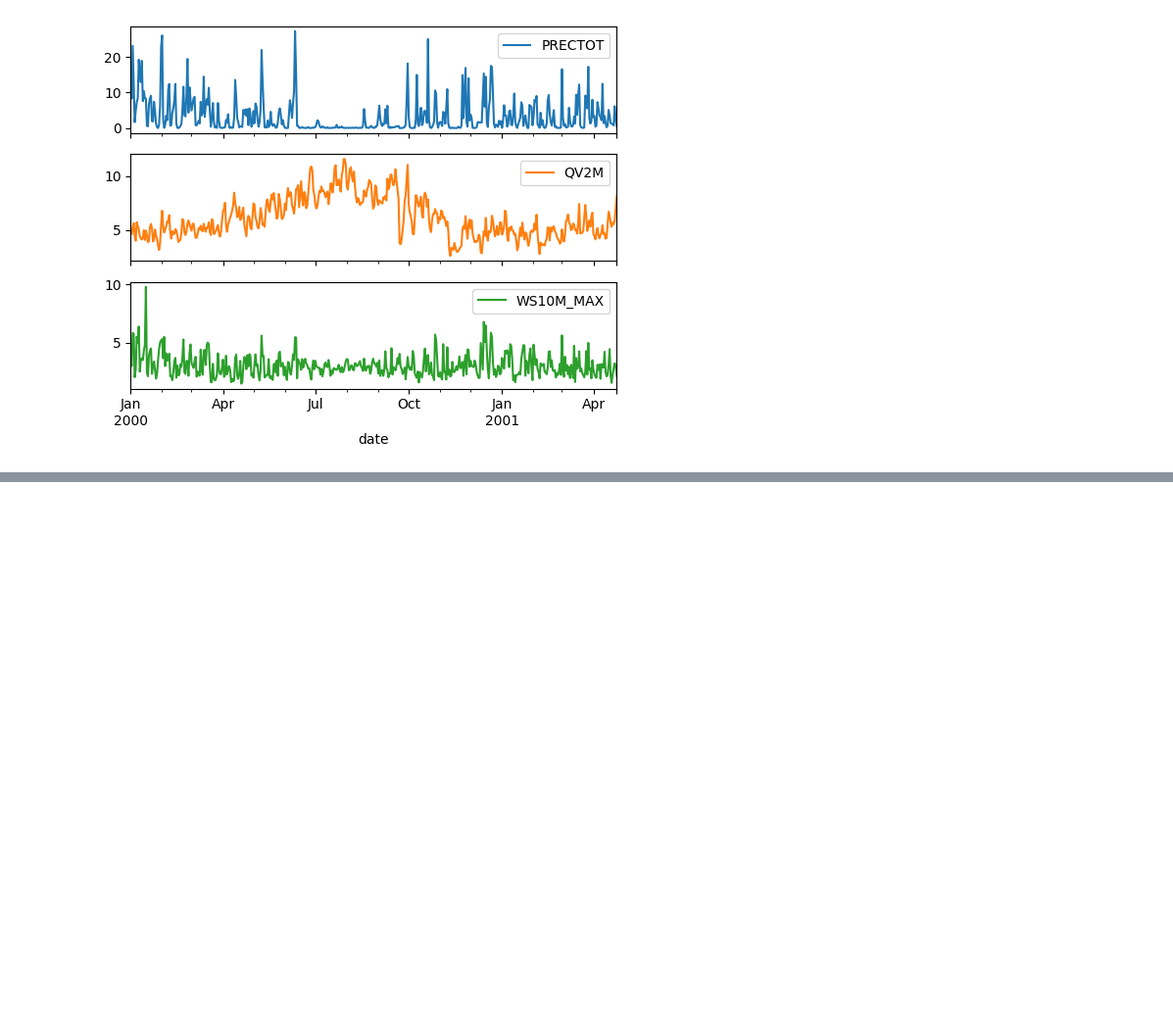
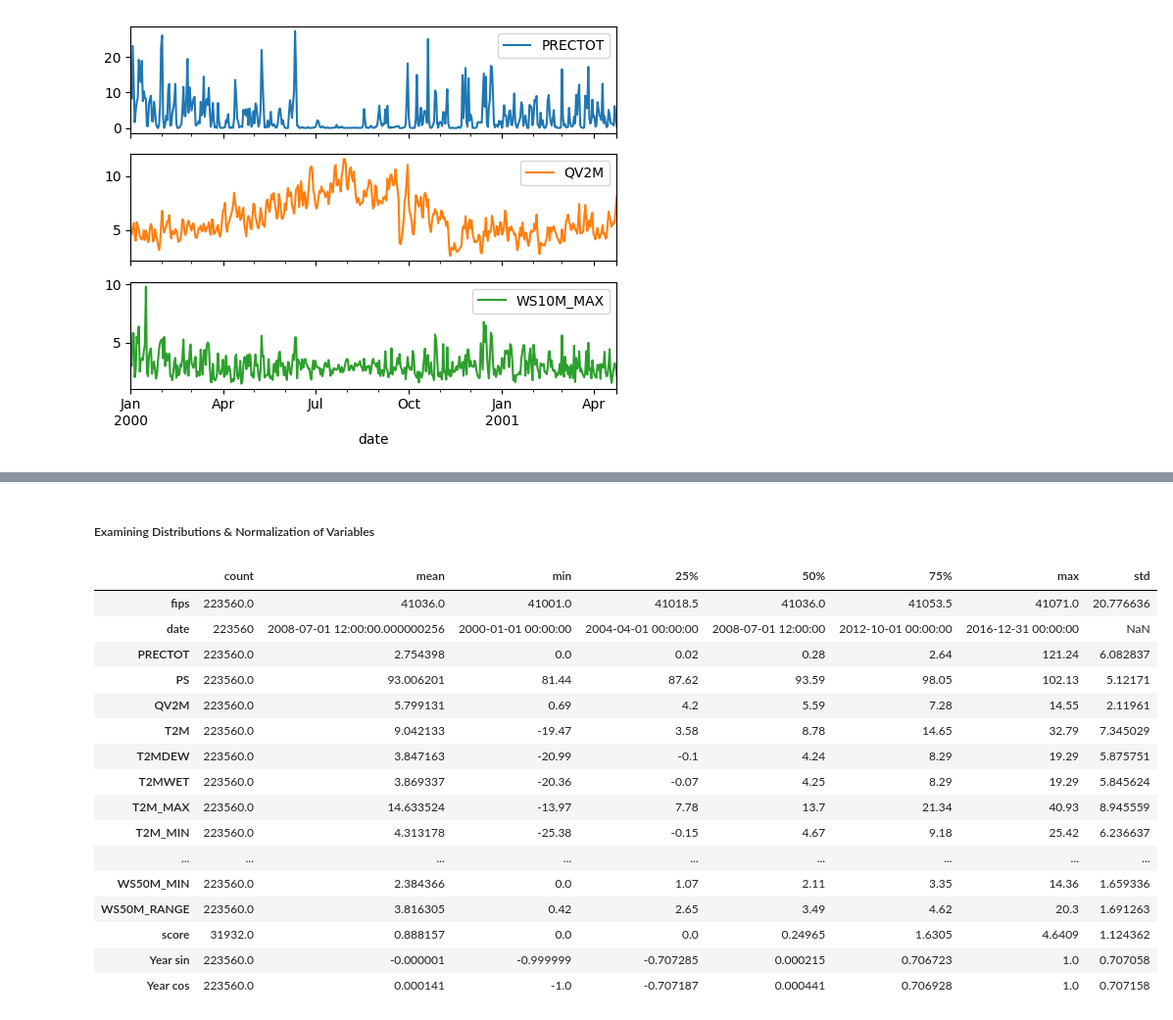
Before and after one commit to carseys/drought-predicting, a Jupyter notebook: data_exploration.ipynb, the cells around one changed output, grey strips where cells are left out. Shown at 98% size. Saved outputs shown, nothing was run; the diff lists cells and outputs as text; code cells hidden in the pictures; blank space fills up the shorter version.

```diff
--- a/data_exploration.ipynb
+++ b/data_exploration.ipynb
@@ -75,0 +120,22 @@ _ = plot_features.plot(subplots=True)
+# %% [markdown]
+##### Examining Distributions & Normalization of Variables
+# %%
+train_copy.describe().transpose()
+# %% [output]
+|  | count | mean | min | 25% | 50% | 75% | max | std |
+| fips | 223560.0 | 41036.0 | 41001.0 | 41018.5 | 41036.0 | 41053.5 | 41071.0 | 20.776636 |
+| date | 223560 | 2008-07-01 12:00:00.000000256 | 2000-01-01 00:00:00 | 2004-04-01 00:00:00 | 2008-07-01 12:00:00 | 2012-10-01 00:00:00 | 2016-12-31 00:00:00 | NaN |
+| PRECTOT | 223560.0 | 2.754398 | 0.0 | 0.02 | 0.28 | 2.64 | 121.24 | 6.082837 |
+| PS | 223560.0 | 93.006201 | 81.44 | 87.62 | 93.59 | 98.05 | 102.13 | 5.12171 |
+| QV2M | 223560.0 | 5.799131 | 0.69 | 4.2 | 5.59 | 7.28 | 14.55 | 2.11961 |
+| T2M | 223560.0 | 9.042133 | -19.47 | 3.58 | 8.78 | 14.65 | 32.79 | 7.345029 |
+| T2MDEW | 223560.0 | 3.847163 | -20.99 | -0.1 | 4.24 | 8.29 | 19.29 | 5.875751 |
+| T2MWET | 223560.0 | 3.869337 | -20.36 | -0.07 | 4.25 | 8.29 | 19.29 | 5.845624 |
+| T2M_MAX | 223560.0 | 14.633524 | -13.97 | 7.78 | 13.7 | 21.34 | 40.93 | 8.945559 |
+| T2M_MIN | 223560.0 | 4.313178 | -25.38 | -0.15 | 4.67 | 9.18 | 25.42 | 6.236637 |
+| ... | ... | ... | ... | ... | ... | ... | ... | ... |
+| WS50M_MIN | 223560.0 | 2.384366 | 0.0 | 1.07 | 2.11 | 3.35 | 14.36 | 1.659336 |
+| WS50M_RANGE | 223560.0 | 3.816305 | 0.42 | 2.65 | 3.49 | 4.62 | 20.3 | 1.691263 |
+| score | 31932.0 | 0.888157 | 0.0 | 0.0 | 0.24965 | 1.6305 | 4.6409 | 1.124362 |
+| Year sin | 223560.0 | -0.000001 | -0.999999 | -0.707285 | 0.000215 | 0.706723 | 1.0 | 0.707058 |
+| Year cos | 223560.0 | 0.000141 | -1.0 | -0.707187 | 0.000441 | 0.706928 | 1.0 | 0.707158 |
```
Also changed, not shown: parts of 11 cells of this notebook, 2 other files.
